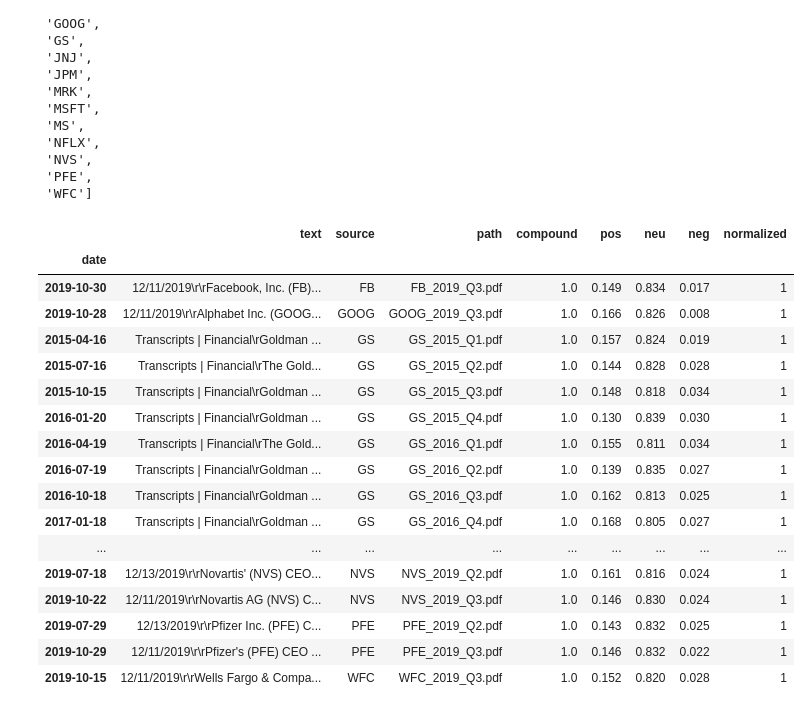
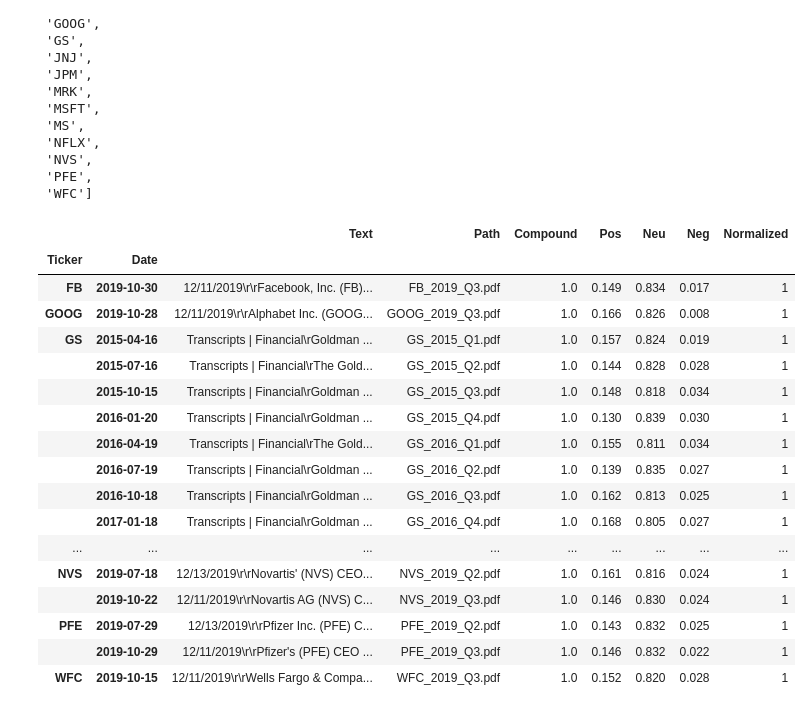
Before and after one commit to jcsoliman/Analysis-of-Stock-Price-Movements-Post-Earnings-Calls, a Jupyter notebook: TranscriptAnalyzer.ipynb, the cells around one changed output. Saved outputs shown, nothing was run; the diff lists cells and outputs as text; code cells hidden in the pictures.

```diff
--- a/TranscriptAnalyzer.ipynb
+++ b/TranscriptAnalyzer.ipynb
@@ -27,23 +28,24 @@ a.tickers
  'WFC']
 # %%
 #Generate Sentiment Data
-a.create_sentiment_data()
+d=a.create_sentiment_data()
+d
 # %% [output]
-|  | text | source | path | compound | pos | neu | neg | normalized |
-| date |  |  |  |  |  |  |  |  |
-| 2019-10-30 | 12/11/2019\r\rFacebook, Inc. (FB)... | FB | FB_2019_Q3.pdf | 1.0 | 0.149 | 0.834 | 0.017 | 1 |
-| 2019-10-28 | 12/11/2019\r\rAlphabet Inc. (GOOG... | GOOG | GOOG_2019_Q3.pdf | 1.0 | 0.166 | 0.826 | 0.008 | 1 |
-| 2015-04-16 | Transcripts | Financial\rGoldman ... | GS | GS_2015_Q1.pdf | 1.0 | 0.157 | 0.824 | 0.019 | 1 |
-| 2015-07-16 | Transcripts | Financial\rThe Gold... | GS | GS_2015_Q2.pdf | 1.0 | 0.144 | 0.828 | 0.028 | 1 |
-| 2015-10-15 | Transcripts | Financial\rGoldman ... | GS | GS_2015_Q3.pdf | 1.0 | 0.148 | 0.818 | 0.034 | 1 |
-| 2016-01-20 | Transcripts | Financial\rGoldman ... | GS | GS_2015_Q4.pdf | 1.0 | 0.130 | 0.839 | 0.030 | 1 |
-| 2016-04-19 | Transcripts | Financial\rThe Gold... | GS | GS_2016_Q1.pdf | 1.0 | 0.155 | 0.811 | 0.034 | 1 |
-| 2016-07-19 | Transcripts | Financial\rGoldman ... | GS | GS_2016_Q2.pdf | 1.0 | 0.139 | 0.835 | 0.027 | 1 |
-| 2016-10-18 | Transcripts | Financial\rGoldman ... | GS | GS_2016_Q3.pdf | 1.0 | 0.162 | 0.813 | 0.025 | 1 |
-| 2017-01-18 | Transcripts | Financial\rGoldman ... | GS | GS_2016_Q4.pdf | 1.0 | 0.168 | 0.805 | 0.027 | 1 |
+|  |  | Text | Path | Compound | Pos | Neu | Neg | Normalized |
+| Ticker | Date |  |  |  |  |  |  |  |
+| FB | 2019-10-30 | 12/11/2019\r\rFacebook, Inc. (FB)... | FB_2019_Q3.pdf | 1.0 | 0.149 | 0.834 | 0.017 | 1 |
+| GOOG | 2019-10-28 | 12/11/2019\r\rAlphabet Inc. (GOOG... | GOOG_2019_Q3.pdf | 1.0 | 0.166 | 0.826 | 0.008 | 1 |
+| GS | 2015-04-16 | Transcripts | Financial\rGoldman ... | GS_2015_Q1.pdf | 1.0 | 0.157 | 0.824 | 0.019 | 1 |
+|  | 2015-07-16 | Transcripts | Financial\rThe Gold... | GS_2015_Q2.pdf | 1.0 | 0.144 | 0.828 | 0.028 | 1 |
+|  | 2015-10-15 | Transcripts | Financial\rGoldman ... | GS_2015_Q3.pdf | 1.0 | 0.148 | 0.818 | 0.034 | 1 |
+|  | 2016-01-20 | Transcripts | Financial\rGoldman ... | GS_2015_Q4.pdf | 1.0 | 0.130 | 0.839 | 0.030 | 1 |
+|  | 2016-04-19 | Transcripts | Financial\rThe Gold... | GS_2016_Q1.pdf | 1.0 | 0.155 | 0.811 | 0.034 | 1 |
+|  | 2016-07-19 | Transcripts | Financial\rGoldman ... | GS_2016_Q2.pdf | 1.0 | 0.139 | 0.835 | 0.027 | 1 |
+|  | 2016-10-18 | Transcripts | Financial\rGoldman ... | GS_2016_Q3.pdf | 1.0 | 0.162 | 0.813 | 0.025 | 1 |
+|  | 2017-01-18 | Transcripts | Financial\rGoldman ... | GS_2016_Q4.pdf | 1.0 | 0.168 | 0.805 | 0.027 | 1 |
 | ... | ... | ... | ... | ... | ... | ... | ... | ... |
-| 2019-07-18 | 12/13/2019\r\rNovartis' (NVS) CEO... | NVS | NVS_2019_Q2.pdf | 1.0 | 0.161 | 0.816 | 0.024 | 1 |
-| 2019-10-22 | 12/11/2019\r\rNovartis AG (NVS) C... | NVS | NVS_2019_Q3.pdf | 1.0 | 0.146 | 0.830 | 0.024 | 1 |
-| 2019-07-29 | 12/13/2019\r\rPfizer Inc. (PFE) C... | PFE | PFE_2019_Q2.pdf | 1.0 | 0.143 | 0.832 | 0.025 | 1 |
-| 2019-10-29 | 12/11/2019\r\rPfizer's (PFE) CEO ... | PFE | PFE_2019_Q3.pdf | 1.0 | 0.146 | 0.832 | 0.022 | 1 |
-| 2019-10-15 | 12/11/2019\r\rWells Fargo & Compa... | WFC | WFC_2019_Q3.pdf | 1.0 | 0.152 | 0.820 | 0.028 | 1 |
+| NVS | 2019-07-18 | 12/13/2019\r\rNovartis' (NVS) CEO... | NVS_2019_Q2.pdf | 1.0 | 0.161 | 0.816 | 0.024 | 1 |
+|  | 2019-10-22 | 12/11/2019\r\rNovartis AG (NVS) C... | NVS_2019_Q3.pdf | 1.0 | 0.146 | 0.830 | 0.024 | 1 |
+| PFE | 2019-07-29 | 12/13/2019\r\rPfizer Inc. (PFE) C... | PFE_2019_Q2.pdf | 1.0 | 0.143 | 0.832 | 0.025 | 1 |
+|  | 2019-10-29 | 12/11/2019\r\rPfizer's (PFE) CEO ... | PFE_2019_Q3.pdf | 1.0 | 0.146 | 0.832 | 0.022 | 1 |
+| WFC | 2019-10-15 | 12/11/2019\r\rWells Fargo & Compa... | WFC_2019_Q3.pdf | 1.0 | 0.152 | 0.820 | 0.028 | 1 |
```
Also changed, not shown: parts of 2 cells of this notebook, 6 other files.
